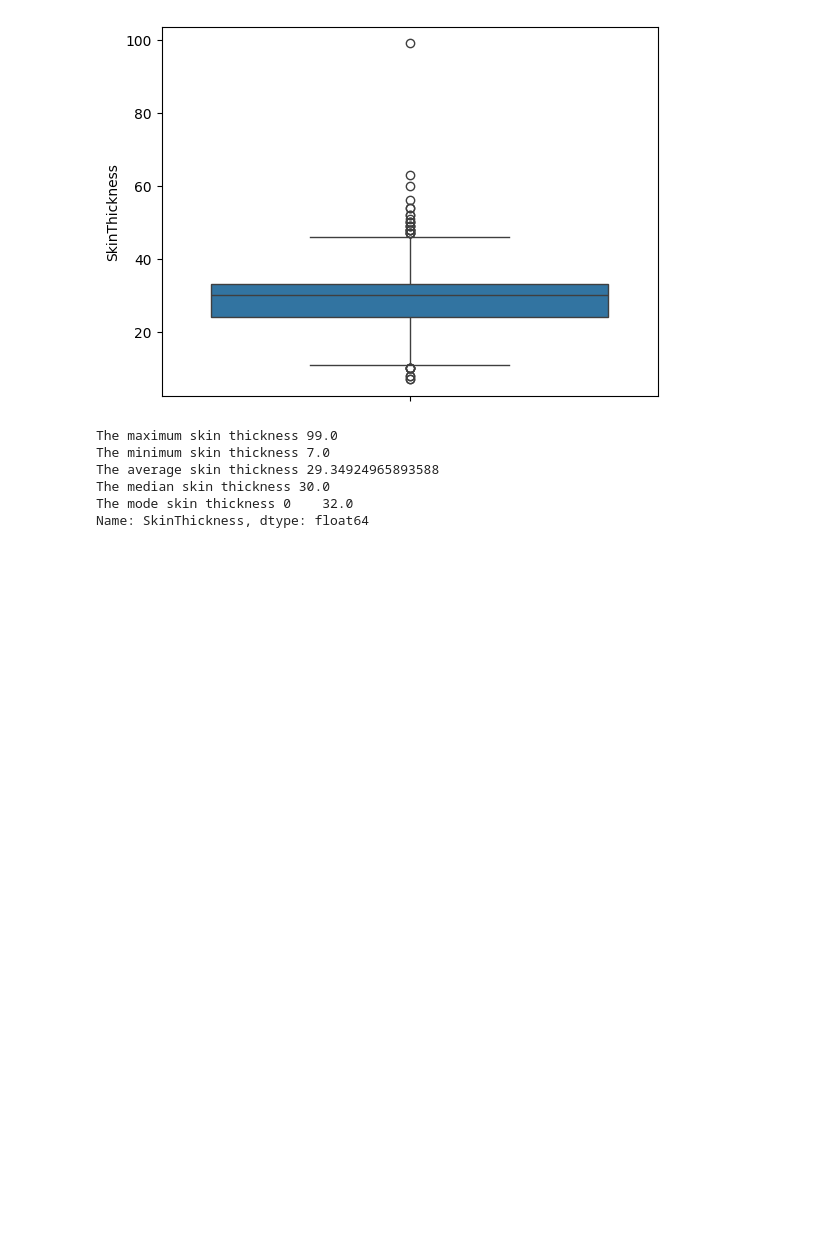
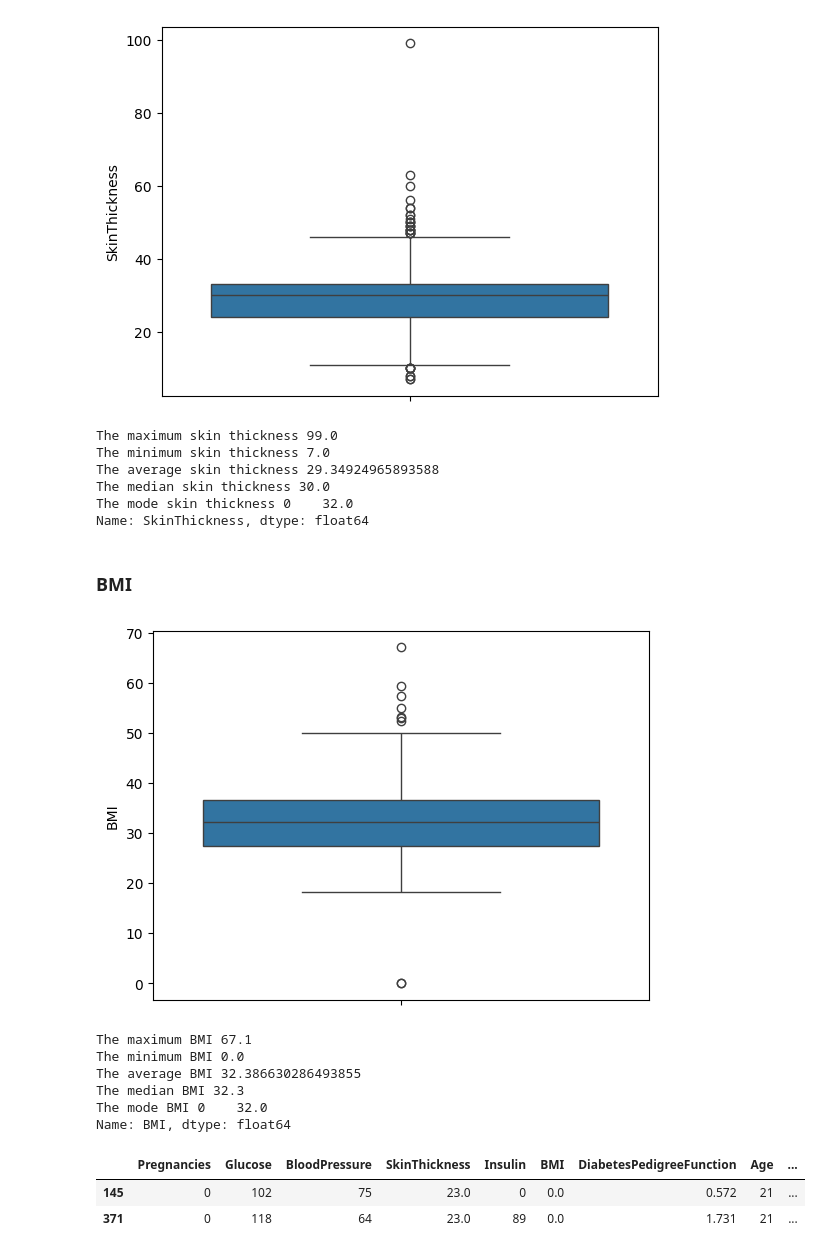
Before and after one commit to withabubaker/Diabetes-SupervisedLearning, a Jupyter notebook: Diabetes.ipynb, the cells around one changed output. Saved outputs shown, nothing was run; the diff lists cells and outputs as text; code cells hidden in the pictures; blank space fills up the shorter version.

```diff
--- a/Diabetes.ipynb
+++ b/Diabetes.ipynb
@@ -373,3 +373,29 @@ The average skin thickness 29.34924965893588
 The median skin thickness 30.0
 The mode skin thickness 0    32.0
 Name: SkinThickness, dtype: float64
+# %% [markdown]
+### BMI
+# %%
+sns.boxplot(data=df_update3, y='BMI')
+plt.show()
+# %% [output]
+[figure, added]
+# %%
+print(f'The maximum BMI {df_update3['BMI'].max()}')
+print(f'The minimum BMI {df_update3['BMI'].min()}')
+print(f'The average BMI {df_update3['BMI'].mean()}')
+print(f'The median BMI {df_update3['BMI'].median()}')
+print(f'The mode BMI {df_update3['BMI'].mode()}')
+# %% [output]
+The maximum BMI 67.1
+The minimum BMI 0.0
+The average BMI 32.386630286493855
+The median BMI 32.3
+The mode BMI 0    32.0
+Name: BMI, dtype: float64
+# %%
+df_update3[df_update3['BMI'] == 0]
+# %% [output]
+|  | Pregnancies | Glucose | BloodPressure | SkinThickness | Insulin | BMI | DiabetesPedigreeFunction | Age | ... |
+| 145 | 0 | 102 | 75 | 23.0 | 0 | 0.0 | 0.572 | 21 | ... |
+| 371 | 0 | 118 | 64 | 23.0 | 89 | 0.0 | 1.731 | 21 | ... |
```
Also changed, not shown: parts of 5 cells of this notebook.
